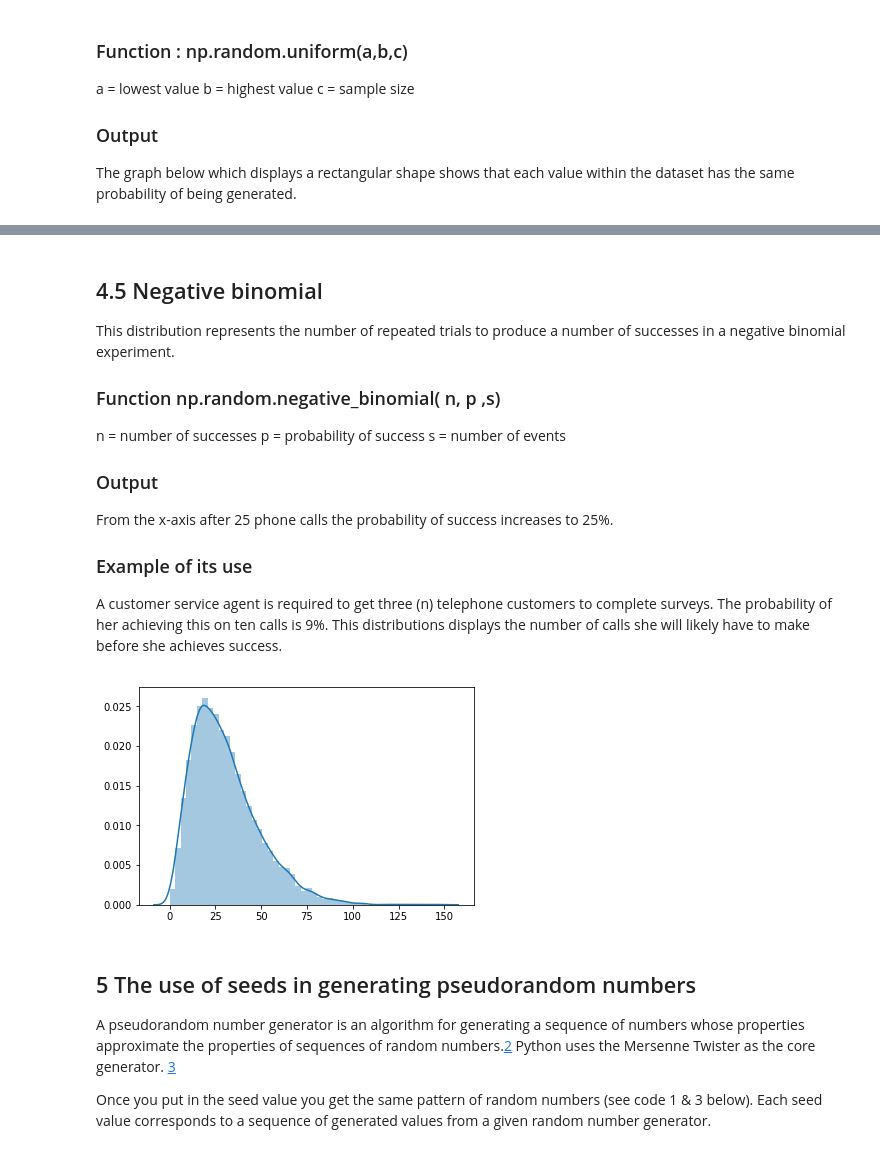
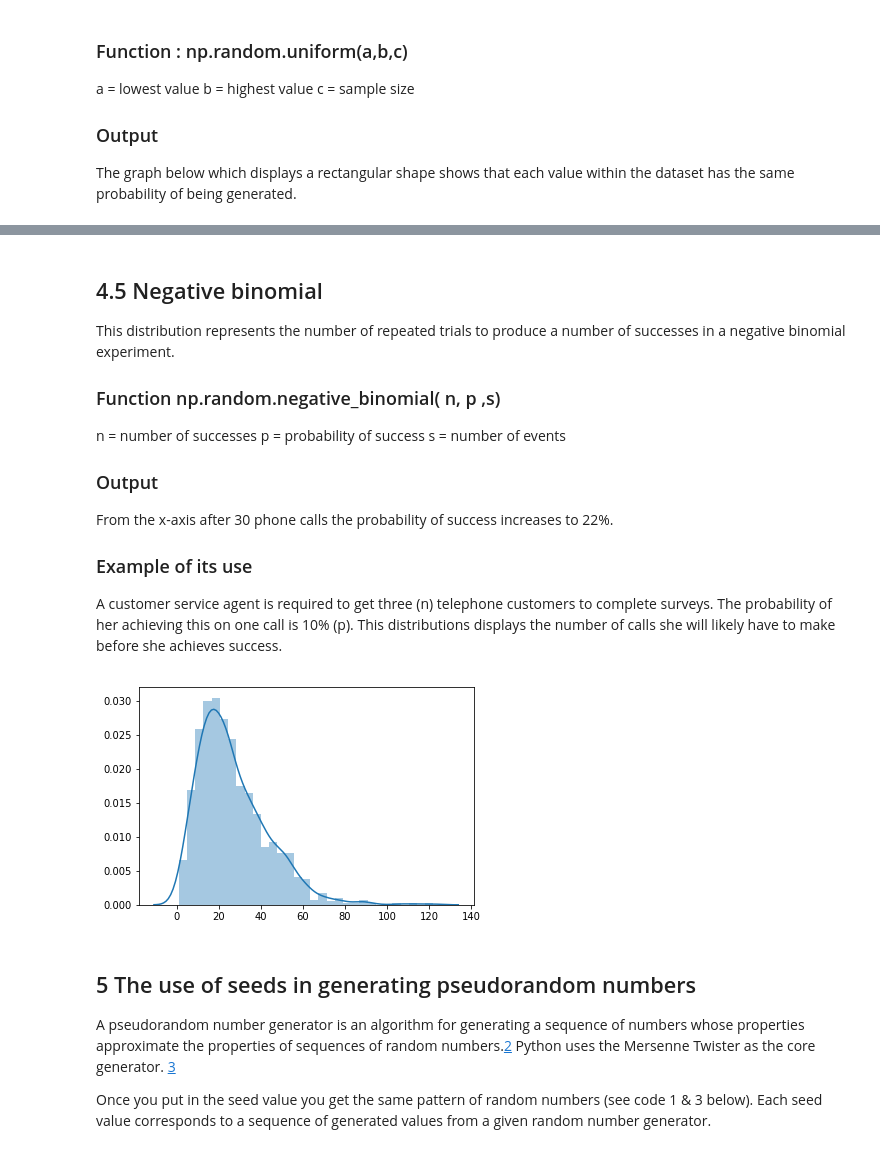
Before and after one commit to roisinanglim/numpy-random, a Jupyter notebook: numpy-random.ipynb, the cells around one changed output, grey strips where cells are left out. Drawn from its saved outputs; the diff is of its cells as text; code cells hidden in the pictures.

```diff
--- a/numpy-random.ipynb
+++ b/numpy-random.ipynb
@@ -141,18 +153,18 @@ n = number of successes p = probability of success s = number of events
 
 ### Output
 
-From the x-axis after 25 phone calls the probability of success increases to 25%.
+From the x-axis after 30 phone calls the probability of success increases to 22%.
 
 ### Example of its use
 
-A customer service agent is required to get three (n) telephone customers to complete surveys. The probability of her achieving this on ten calls is 9%. This distributions displays the number of calls she will likely have to make before she achieves success.
+A customer service agent is required to get three (n) telephone customers to complete surveys. The probability of her achieving this on one call is 10% (p). This distributions displays the number of calls she will likely have to make before she achieves success.
 # %%
 import matplotlib.pyplot as plt
-u = np.random.negative_binomial (3,0.09,10000)
+u = np.random.negative_binomial (3,0.1,1000)
 sns.distplot(u)
 plt.show()
 # %% [output]
-[figure, old version]
+[figure, new version]
 # %% [markdown]
 ## 5 The use of seeds in generating pseudorandom numbers
 
```
Also changed, not shown: parts of 7 cells of this notebook.
